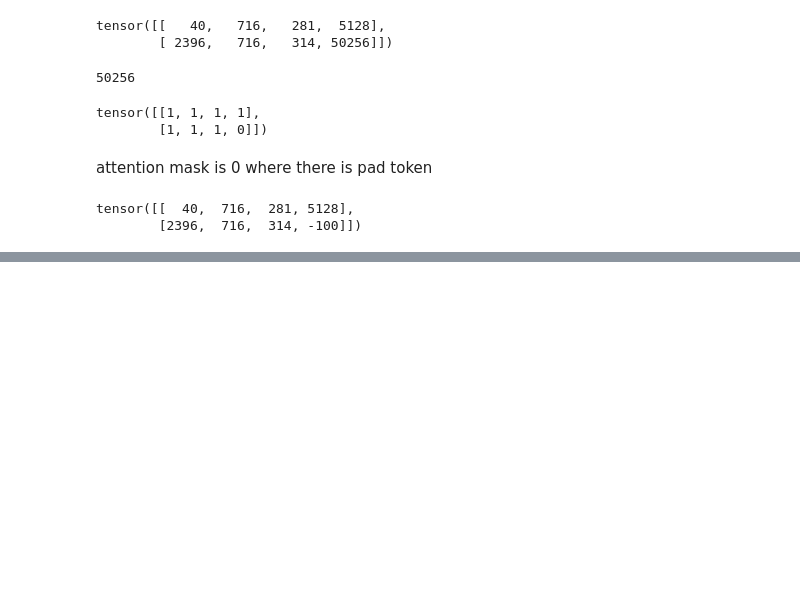
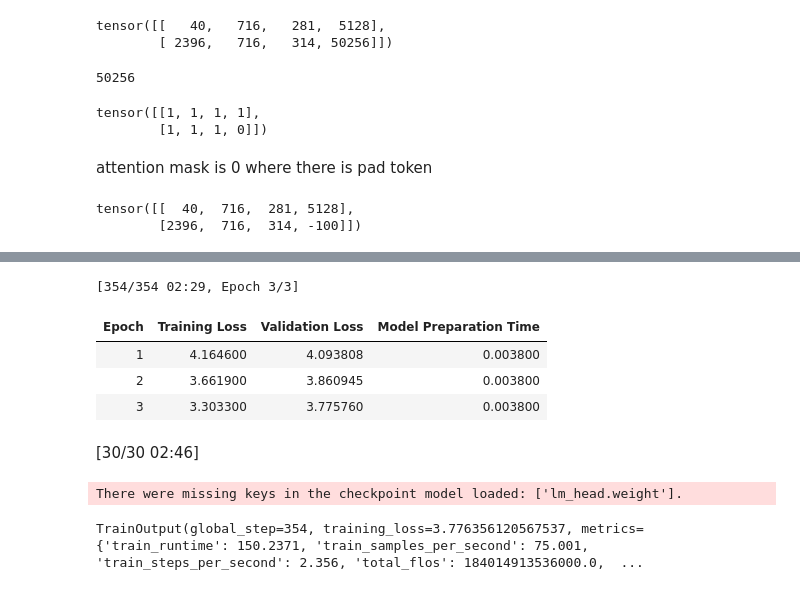
Before and after one commit to NiketGirdhar22/transformers, a Jupyter notebook: codes/gpt/gpt_style.ipynb, the cells around one changed output, grey strips where cells are left out. Drawn from its saved outputs; the diff is of its cells as text; code cells hidden in the pictures; blank space fills up the shorter version.

```diff
--- a/codes/gpt/gpt_style.ipynb
+++ b/codes/gpt/gpt_style.ipynb
@@ -7,7 +13,7 @@ tokenizer = GPT2Tokenizer.from_pretrained('gpt2')
 # %%
 pds_data = TextDataset(
     tokenizer= tokenizer,
-    file_path="../../data/PDS2.txt",
+    file_path="/PDS2.txt",
     block_size=32 # this is the length of each chunk of text to use as a data point
 )
 # %%
@@ -119,0 +153,11 @@ TypeError: TrainingArguments.__init__() got an unexpected keyword argument 'eval
+# %%
+trainer.train()
+# %% [output]
+[354/354 02:29, Epoch 3/3]
+| Epoch | Training Loss | Validation Loss | Model Preparation Time |
+| 1 | 4.164600 | 4.093808 | 0.003800 |
+| 2 | 3.661900 | 3.860945 | 0.003800 |
+| 3 | 3.303300 | 3.775760 | 0.003800 |
+[30/30 02:46]
+There were missing keys in the checkpoint model loaded: ['lm_head.weight'].
+TrainOutput(global_step=354, training_loss=3.776356120567537, metrics={'train_runtime': 150.2371, 'train_samples_per_second': 75.001, 'train_steps_per_second': 2.356, 'total_flos': 184014913536000.0,  ...
```
Also changed, not shown: parts of 8 cells of this notebook, 4 other files.
